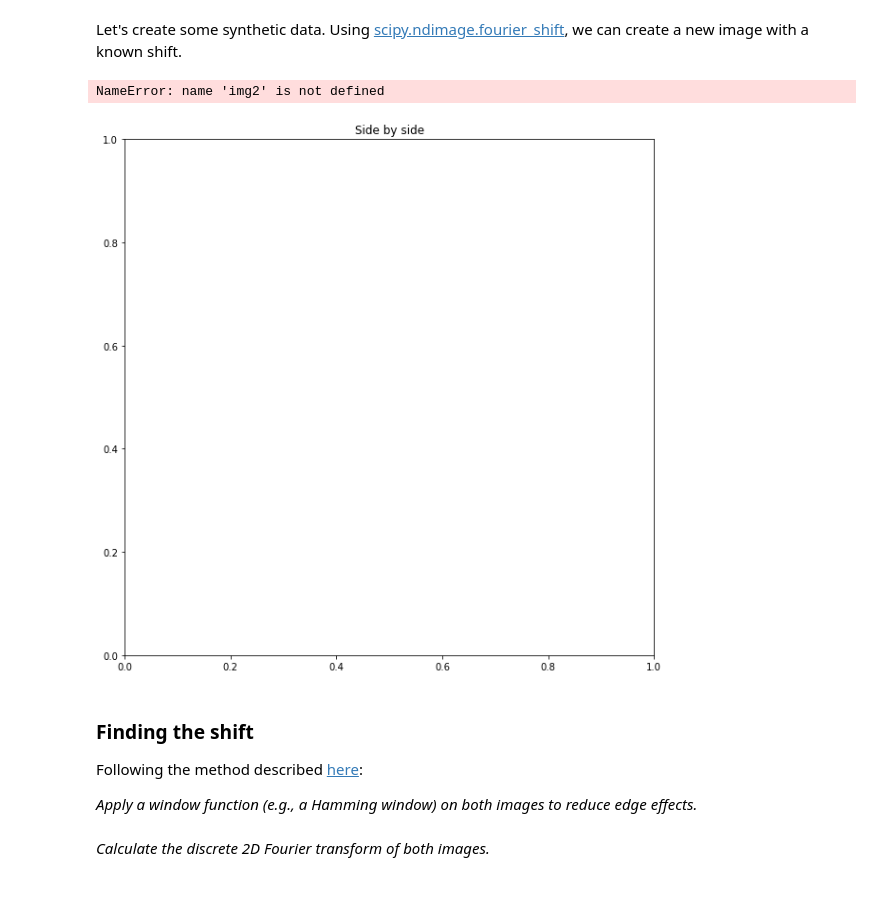
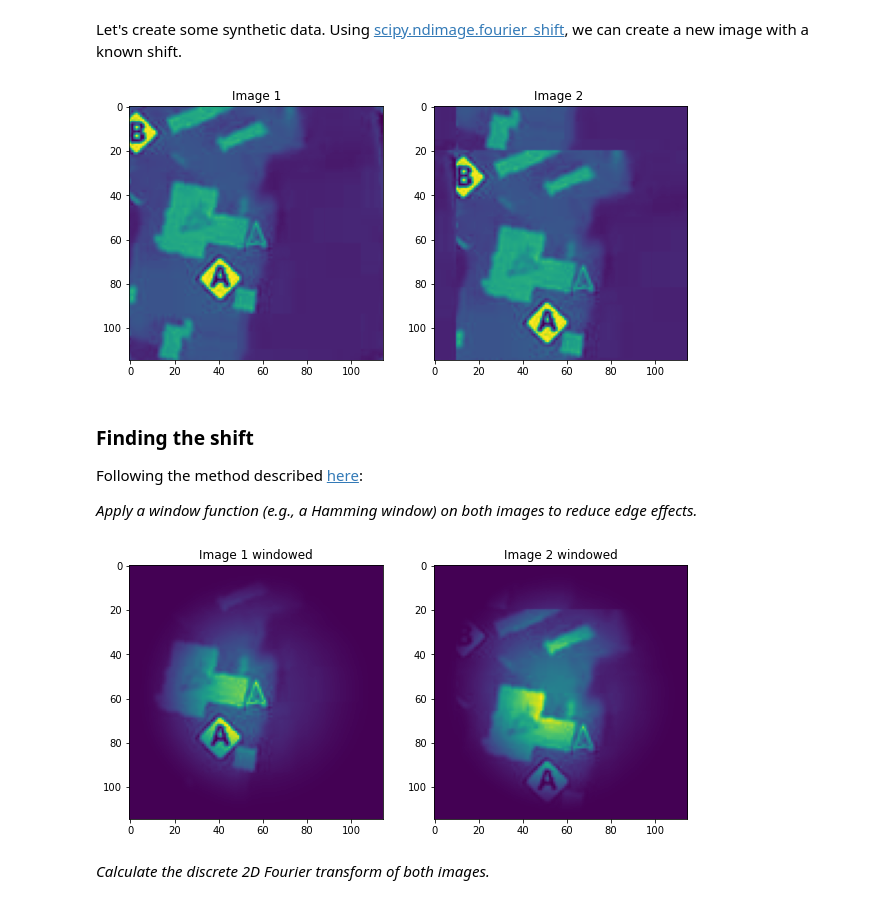
Before and after one commit to CGCooke/Blog, a Jupyter notebook: _notebooks/2020-12-19-FFT-Phase-Correlation.ipynb, the cells around one changed output. Saved outputs shown, nothing was run; the diff lists cells and outputs as text; code cells hidden in the pictures.

```diff
--- a/_notebooks/2020-12-19-FFT-Phase-Correlation.ipynb
+++ b/_notebooks/2020-12-19-FFT-Phase-Correlation.ipynb
@@ -62,18 +62,20 @@ Let's create some synthetic data. Using [scipy.ndimage.fourier_shift](https://do
 # %%
 shift_x = 10
 shift_y = 20
 
 #Shift the img1 10 pixels to the right and 20 pixels down.
 translated = np.roll(img1, shift_y, axis=0)
-translated = np.roll(translated, shift_x, axis=1)
+img2 = np.roll(translated, shift_x, axis=1)
 
-
-plt.title('Side by side')
-plt.imshow(np.hstack([img1,img2]),cmap='gray')
+fig, axes = plt.subplots(1, 2)
+ax = axes.ravel()
+ax[0].set_title("Image 1")
+ax[0].imshow(img1)
+ax[1].set_title("Image 2 ")
+ax[1].imshow(img2)
 plt.show()
 # %% [output]
-NameError: name 'img2' is not defined
-[figure, old version]
+[figure, new version]
 # %% [markdown]
 ### Finding the shift
 
@@ -85,9 +87,15 @@ Following the method described [here](https://en.wikipedia.org/wiki/Phase_correl
 img1_wimage = img1 * window('hann', img1.shape)
 img2_wimage = img2 * window('hann', img2.shape)
 
-plt.title('Windowed')
-plt.imshow(img1_wimage,cmap='gray')
+fig, axes = plt.subplots(1, 2)
+ax = axes.ravel()
+ax[0].set_title("Image 1 windowed")
+ax[0].imshow(img1_wimage)
+ax[1].set_title("Image 2 windowed")
+ax[1].imshow(img2_wimage)
 plt.show()
+# %% [output]
+[figure, added]
 # %% [markdown]
 *Calculate the discrete 2D Fourier transform of both images.*
 # %%
```
Also changed, not shown: parts of 4 cells of this notebook.
